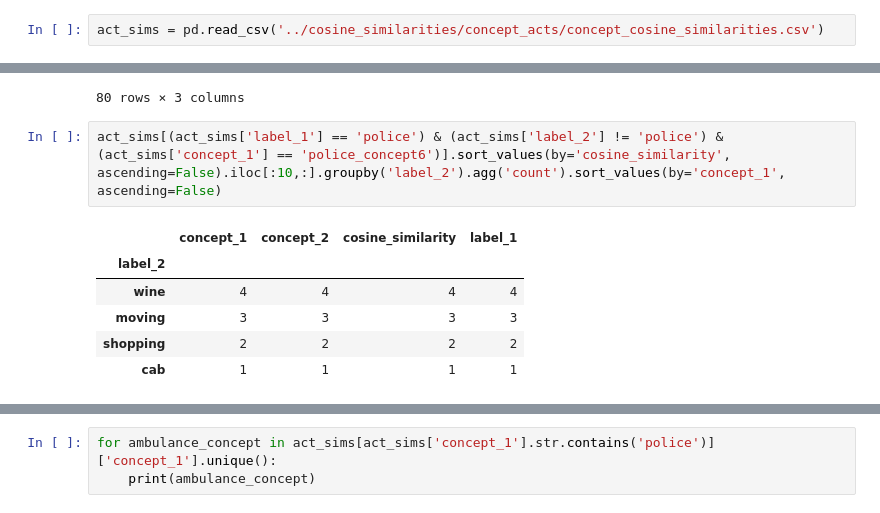
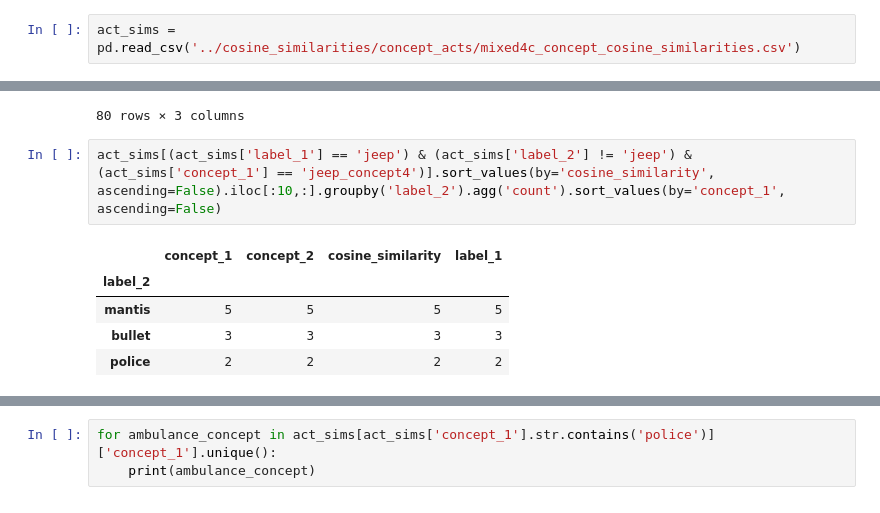
Before and after one commit to tpgmartin/inm363-individual-project, a Jupyter notebook: notebooks/Process Concept Activations Cosine Similarities.ipynb, the cells around one changed output, grey strips where cells are left out. Saved outputs shown, nothing was run; the diff lists cells and outputs as text.

Commit message:
Run for latest concepts

```diff
--- a/notebooks/Process Concept Activations Cosine Similarities.ipynb
+++ b/notebooks/Process Concept Activations Cosine Similarities.ipynb
@@ -7,7 +7,7 @@ import seaborn as sns
 sns.set_style()
 %matplotlib inline
 # %%
-act_sims = pd.read_csv('../cosine_similarities/concept_acts/concept_cosine_similarities.csv')
+act_sims = pd.read_csv('../cosine_similarities/concept_acts/mixed4c_concept_cosine_similarities.csv')
 # %%
 act_sims['concept_2'].unique().shape
 # %% [output]
@@ -254,11 +226,10 @@ act_sims[(act_sims['label_1'] == 'polic') & (act_sims['label_2'] != 'ambulance')
 | 79 | wine | ambulance_concept9 | 10 |
 80 rows × 3 columns
 # %%
-act_sims[(act_sims['label_1'] == 'police') & (act_sims['label_2'] != 'police') & (act_sims['concept_1'] == 'police_concept6')].sort_values(by='cosine_similarity', ascending=False).iloc[:10,:].groupby('label_2').agg('count').sort_values(by='concept_1', ascending=False)
+act_sims[(act_sims['label_1'] == 'jeep') & (act_sims['label_2'] != 'jeep') & (act_sims['concept_1'] == 'jeep_concept4')].sort_values(by='cosine_similarity', ascending=False).iloc[:10,:].groupby('label_2').agg('count').sort_values(by='concept_1', ascending=False)
 # %% [output]
 |  | concept_1 | concept_2 | cosine_similarity | label_1 |
 | label_2 |  |  |  |  |
-| wine | 4 | 4 | 4 | 4 |
-| moving | 3 | 3 | 3 | 3 |
-| shopping | 2 | 2 | 2 | 2 |
-| cab | 1 | 1 | 1 | 1 |
+| mantis | 5 | 5 | 5 | 5 |
+| bullet | 3 | 3 | 3 | 3 |
+| police | 2 | 2 | 2 | 2 |
```
Also changed, not shown: parts of 9 cells of this notebook, 13 other files.
